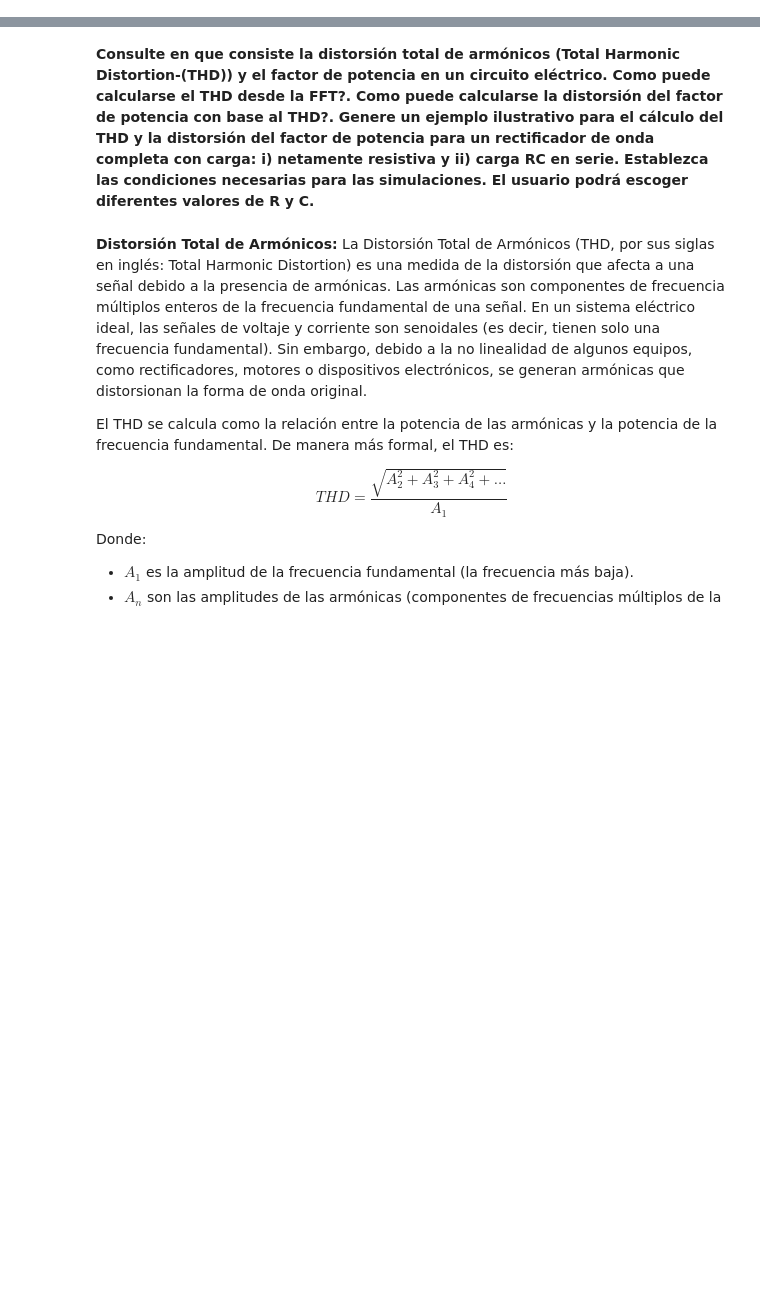
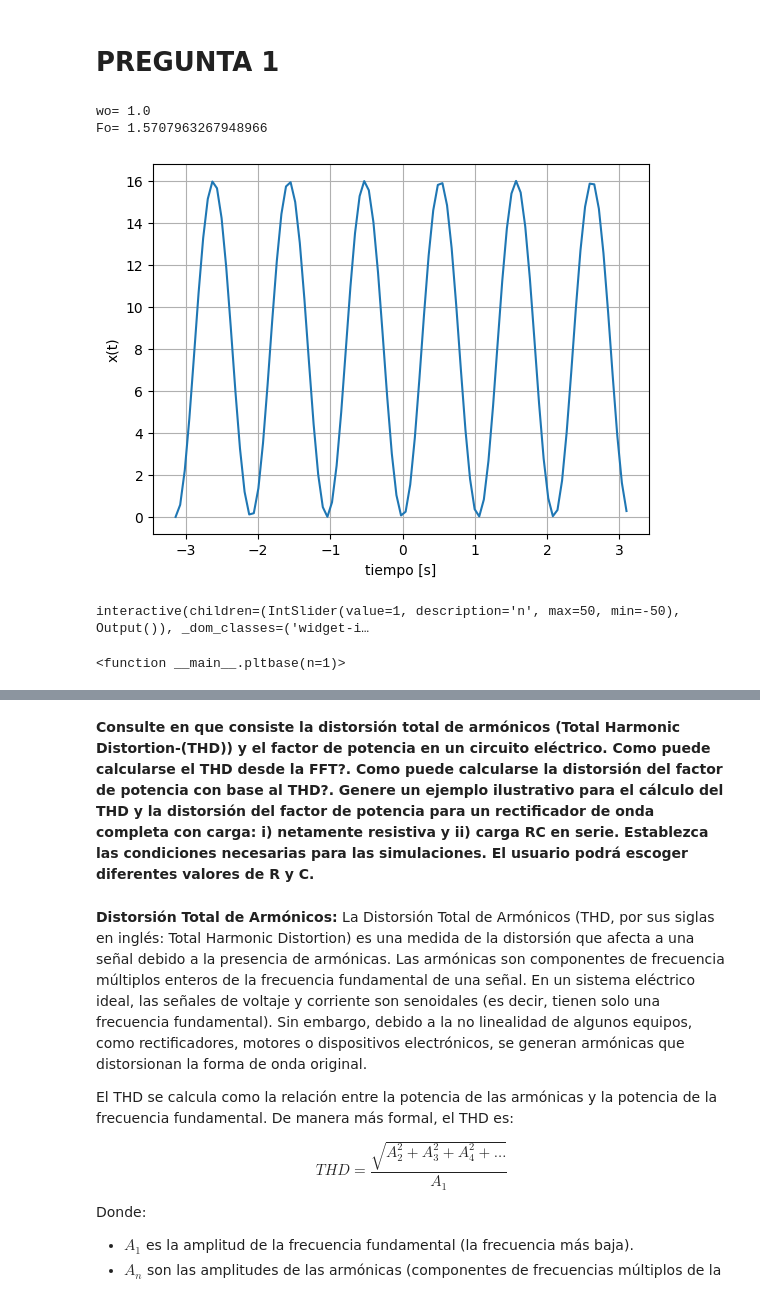
Before and after one commit to Cristian2820/Senales-y-sistemas, a Jupyter notebook: Parcial_2S2.ipynb, the cells around one changed output, grey strips where cells are left out. Drawn from its saved outputs; the diff is of its cells as text; code cells hidden in the pictures; blank space fills up the shorter version.

```diff
--- a/Parcial_2S2.ipynb
+++ b/Parcial_2S2.ipynb
@@ -2,0 +19,25 @@
+# %% [markdown]
+# PREGUNTA 1
+# %%
+import numpy as np
+import matplotlib.pyplot as plt
+
+ti = -np.pi #tiempo inicial
+tf = np.pi #tiempo final
+wo = 2*np.pi/(tf-ti) #frecuencia angular
+Fo = wo/2*np.pi #frecuencia fundamental
+print('wo=',wo)
+print('Fo=',Fo)
+Fs = 10*Fo #frecuencia muestreo -> debe respetar Nyquist Fs >= 2 Fo
+tv = np.arange(ti,tf,1/Fs) #vector de tiempo
+
+x = abs(4*np.sin(3*tv))**2 #señal de entrada
+plt.plot(tv,x) #gráfica de la señal
+plt.xlabel('tiempo [s]')
+plt.ylabel('x(t)')
+plt.grid()
+plt.show()
+# %% [output]
+wo= 1.0
+Fo= 1.5707963267948966
+[figure, added]
@@ -2,0 +53,17 @@
+# %%
+# graficar bases
+from ipywidgets import interact,IntSlider
+
+def pltbase(n=1):
+    plt.plot(tv,np.real(phin[:,int(n+N)]),label="Re{(t)}")
+    plt.xlabel("t[s]",fontsize = 14)
+    plt.ylabel("(t)",fontsize = 14)
+    plt.plot(tv,np.imag(phin[:,int(n+N)]),label="Im{(t)}")
+    plt.grid()
+    plt.legend()
+    plt.show()
+    return
+interact(pltbase,n=(-N,N,1))
+# %% [output]
+interactive(children=(IntSlider(value=1, description='n', max=50, min=-50), Output()), _dom_classes=('widget-i…
+<function __main__.pltbase(n=1)>
```
Also changed, not shown: parts of 22 cells of this notebook.
